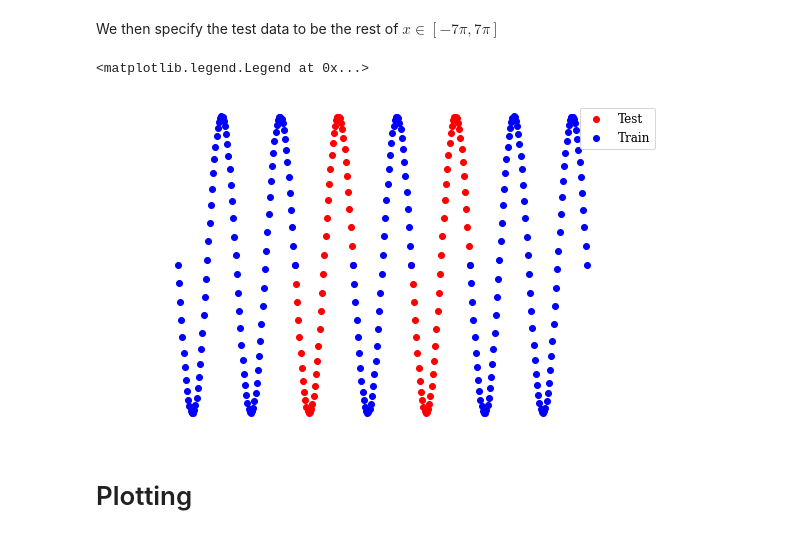
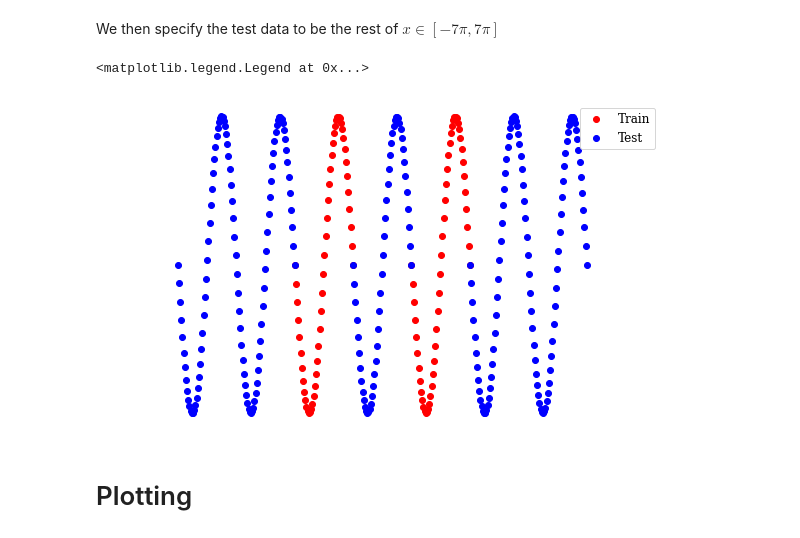
Before and after one commit to choderalab/pinot, a Jupyter notebook: examples/how_to_make_your_neural_network_somewhat_bayesian.ipynb, the cells around one changed output. Cells and saved outputs as stored; diff of their text form; code cells hidden in the pictures.

```diff
--- a/examples/how_to_make_your_neural_network_somewhat_bayesian.ipynb
+++ b/examples/how_to_make_your_neural_network_somewhat_bayesian.ipynb
@@ -89,17 +89,17 @@ y = f(x)
 # %%
 from matplotlib import pyplot as plt
 plt.figure(figsize=(10, 6))
 plt.rc('font', family='serif', size=12)
 plt.rc('xtick', labelsize=10)
 plt.rc('ytick', labelsize=10)
-plt.scatter(x_tr, y_tr, color='r', label='Test')
-plt.scatter(x_te, y_te, color='b', label='Train')
+plt.scatter(x_tr, y_tr, color='r', label='Train')
+plt.scatter(x_te, y_te, color='b', label='Test')
 plt.xlim(-30, 30)
 plt.axis('off')
 plt.legend()
 # %% [output]
 <matplotlib.legend.Legend at 0x...>
-[figure, old version]
+[figure, new version]
 # %% [markdown]
 # Plotting
 # %% [markdown]
```
